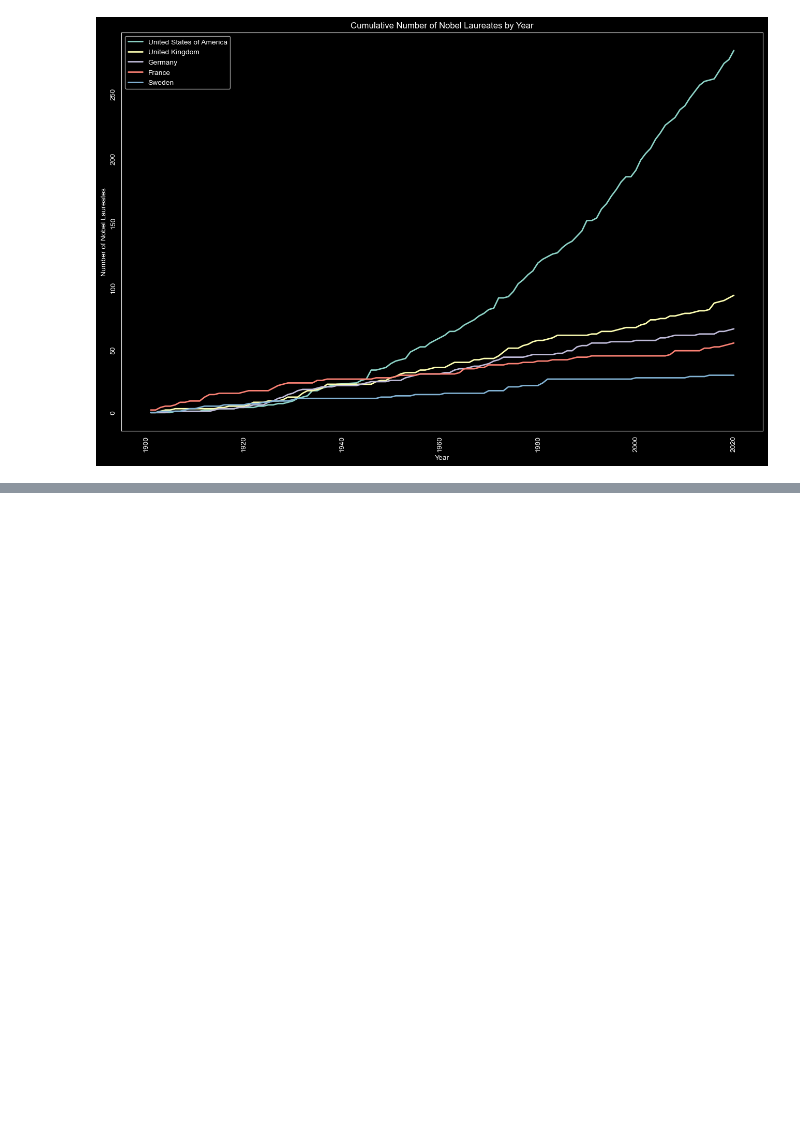
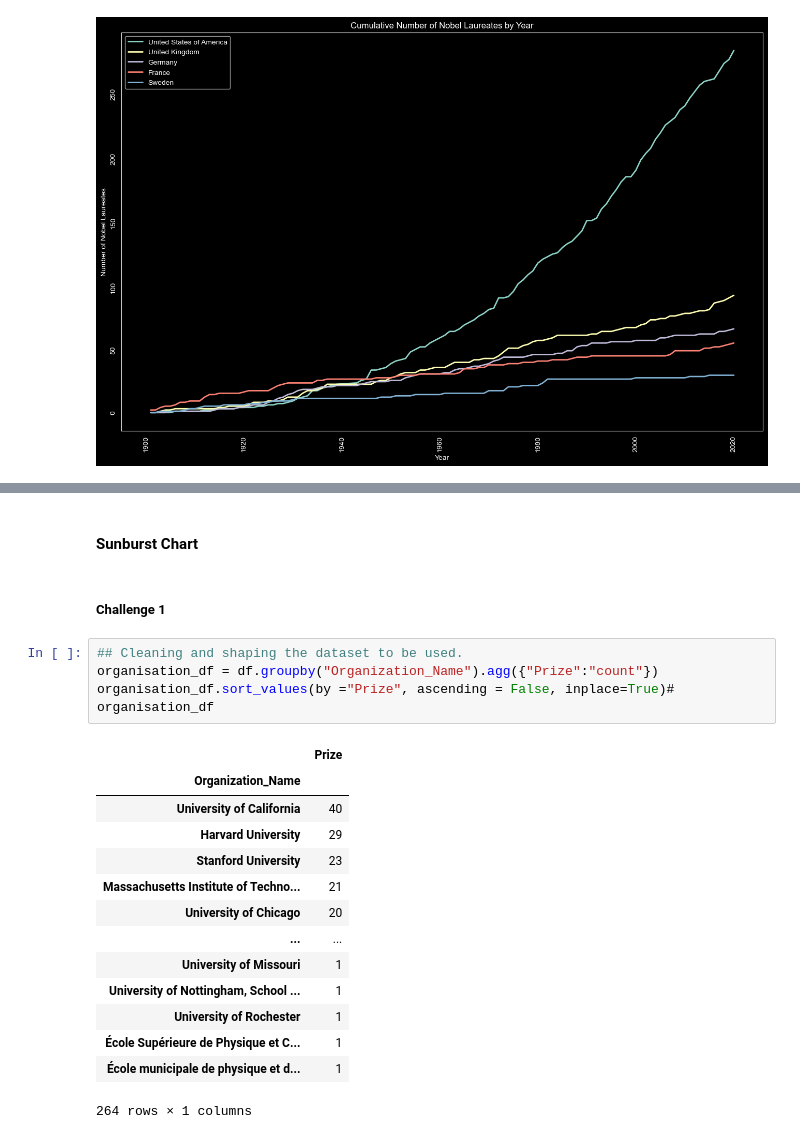
Before and after one commit to shane-221/Python_Basics, a Jupyter notebook: 09_Advanced-Data_Analysis(Pandas-Plotly-Seaborn)/79_Matplotlib_Pandas_Seaborn/main.ipynb, the cells around one changed output, grey strips where cells are left out. Saved outputs shown, nothing was run; the diff lists cells and outputs as text; blank space fills up the shorter version.

Commit message:
Day 79 part 5 challenge 1 completeted

```diff
--- a/09_Advanced-Data_Analysis(Pandas-Plotly-Seaborn)/79_Matplotlib_Pandas_Seaborn/main.ipynb
+++ b/09_Advanced-Data_Analysis(Pandas-Plotly-Seaborn)/79_Matplotlib_Pandas_Seaborn/main.ipynb
@@ -574,0 +577,24 @@ Germany
+# %% [markdown]
+#### Sunburst Chart
+# %% [markdown]
+##### Challenge 1
+# %%
+## Cleaning and shaping the dataset to be used.
+organisation_df = df.groupby("Organization_Name").agg({"Prize":"count"})
+organisation_df.sort_values(by ="Prize", ascending = False, inplace=True)#
+organisation_df
+# %% [output]
+|  | Prize |
+| Organization_Name |  |
+| University of California | 40 |
+| Harvard University | 29 |
+| Stanford University | 23 |
+| Massachusetts Institute of Techno... | 21 |
+| University of Chicago | 20 |
+| ... | ... |
+| University of Missouri | 1 |
+| University of Nottingham, School ... | 1 |
+| University of Rochester | 1 |
+| École Supérieure de Physique et C... | 1 |
+| École municipale de physique et d... | 1 |
+264 rows × 1 columns
```
Also changed, not shown: parts of 4 cells of this notebook.
